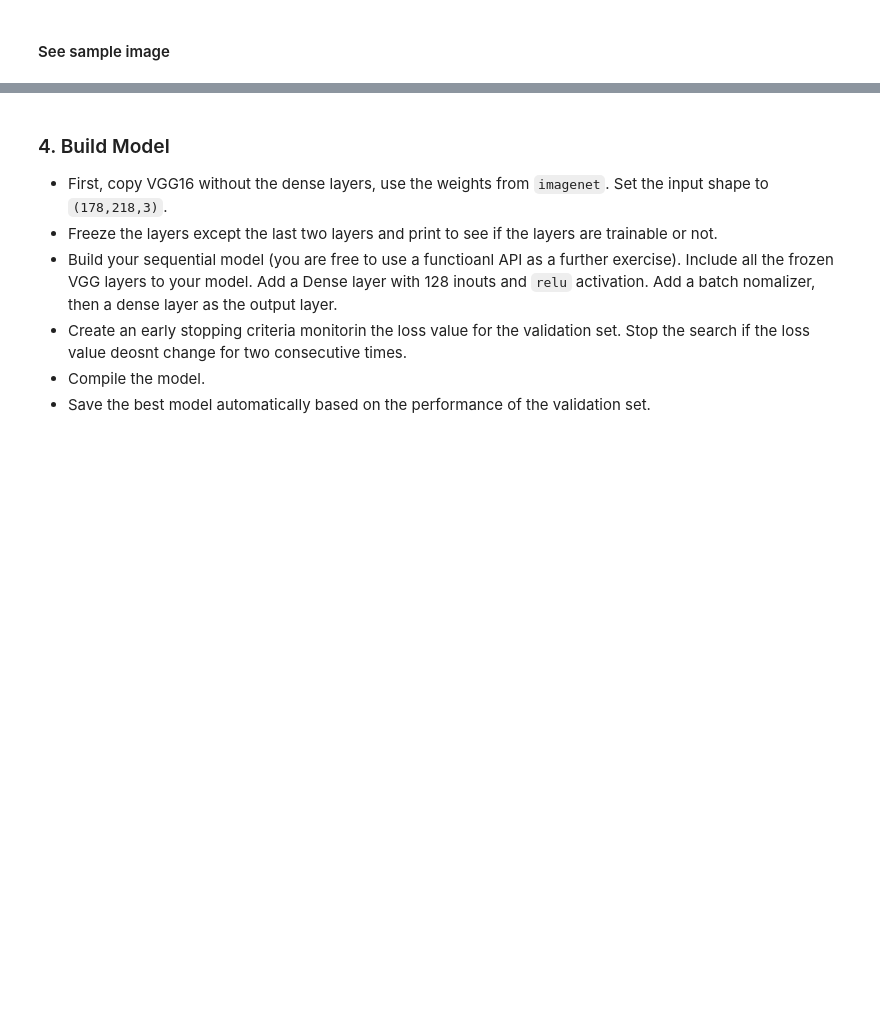
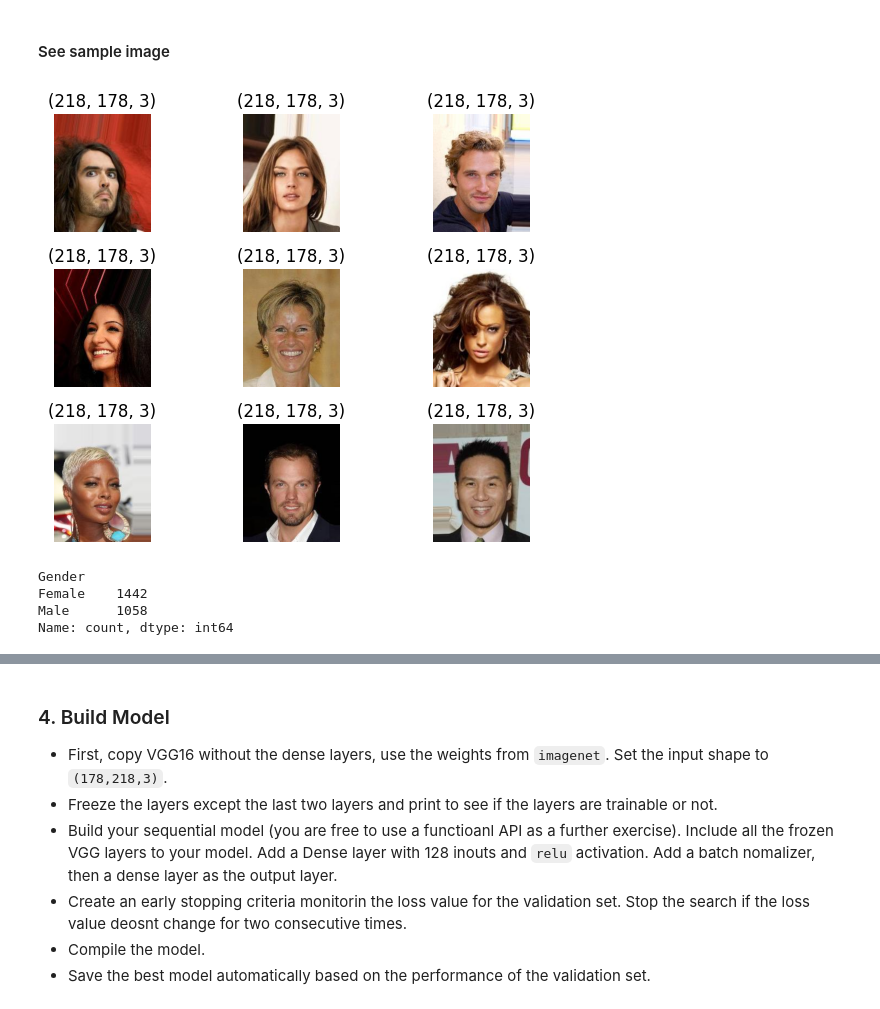
Before and after one commit to yuchild/magnimind_projects, a Jupyter notebook: 7-GenderIDTransfLearn.ipynb, the cells around one changed output, grey strips where cells are left out. Cells and saved outputs as stored; diff of their text form; code cells hidden in the pictures; blank space fills up the shorter version.

Commit message:
updated 2025-02-22 7-GenderIDTransfLearn

```diff
--- a/7-GenderIDTransfLearn.ipynb
+++ b/7-GenderIDTransfLearn.ipynb
@@ -50,0 +69,4 @@ array(['image_id', '5_o_Clock_Shadow', 'Arched_Eyebrows', 'Attractive',
+# %%
+BASIC_PATH = "/home/oem/Downloads/archive"
+IMG_PATH = os.path.join(BASIC_PATH,'img_align_celeba/img_align_celeba')
+FEATURE_PATH = os.path.join(BASIC_PATH,'list_attr_celeba.csv')
@@ -50,0 +78,13 @@ array(['image_id', '5_o_Clock_Shadow', 'Arched_Eyebrows', 'Attractive',
+# %%
+# Read the attributes csv files in a dataframe format.
+df = pd.read_csv(FEATURE_PATH, usecols=['image_id','Male'])
+df = df.sample(n=2500, random_state = 42).reset_index(drop=True)
+
+# Reset the columns values to categorical./
+df.loc[df['Male'] == -1,'Male'] = "Female"
+df.loc[df['Male'] == 1,'Male'] = "Male"
+
+# Change column names.
+df.columns = ["image_id", "Gender"]
+
+df.head(10)
@@ -51,2 +103,31 @@ array(['image_id', '5_o_Clock_Shadow', 'Arched_Eyebrows', 'Attractive',
 # %% [markdown]
 #### See sample image
+# %%
+# Display Multiple Sample Images.
+for i in range(0, 9):
+    plt.subplot(3, 3, i+1)
+
+    # Read an Image.
+    img = cv2.imread(IMG_PATH + '/' + df["image_id"][i])
+    img = cv2.cvtColor(img, cv2.COLOR_BGR2RGB)
+
+    # Display Image.
+    plt.imshow(img)
+    plt.title(img.shape)
+    plt.axis('off')
+
+plt.tight_layout()
+plt.show()
+# %% [output]
+[figure, added]
+# %%
+# Get the category distribution.
+category_count = df["Gender"].value_counts()
+print(category_count)
+
+higher_category = list(category_count.index)[0]
+# %% [output]
+Gender
+Female    1442
+Male      1058
+Name: count, dtype: int64
```
Also changed, not shown: parts of 30 cells of this notebook, 1 other file.
